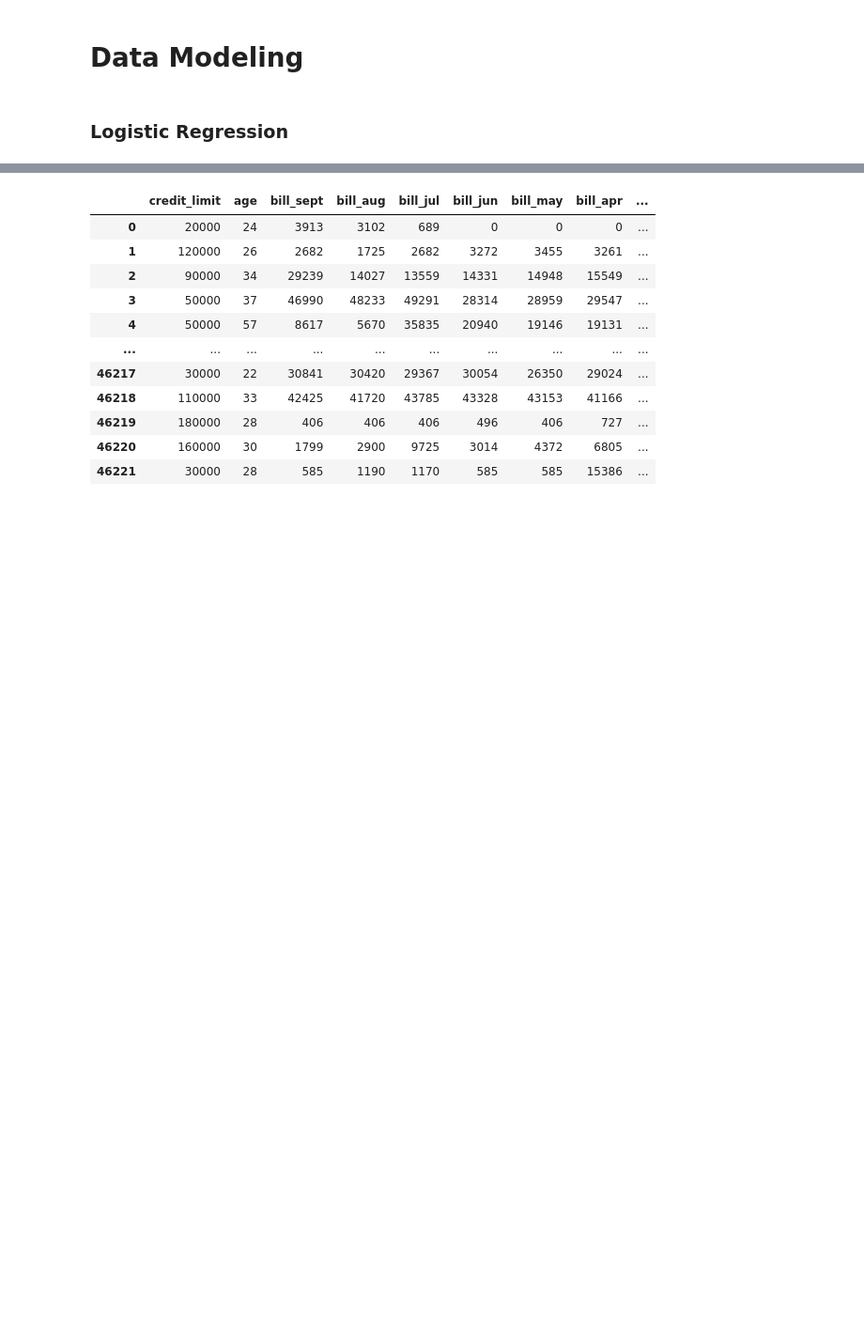
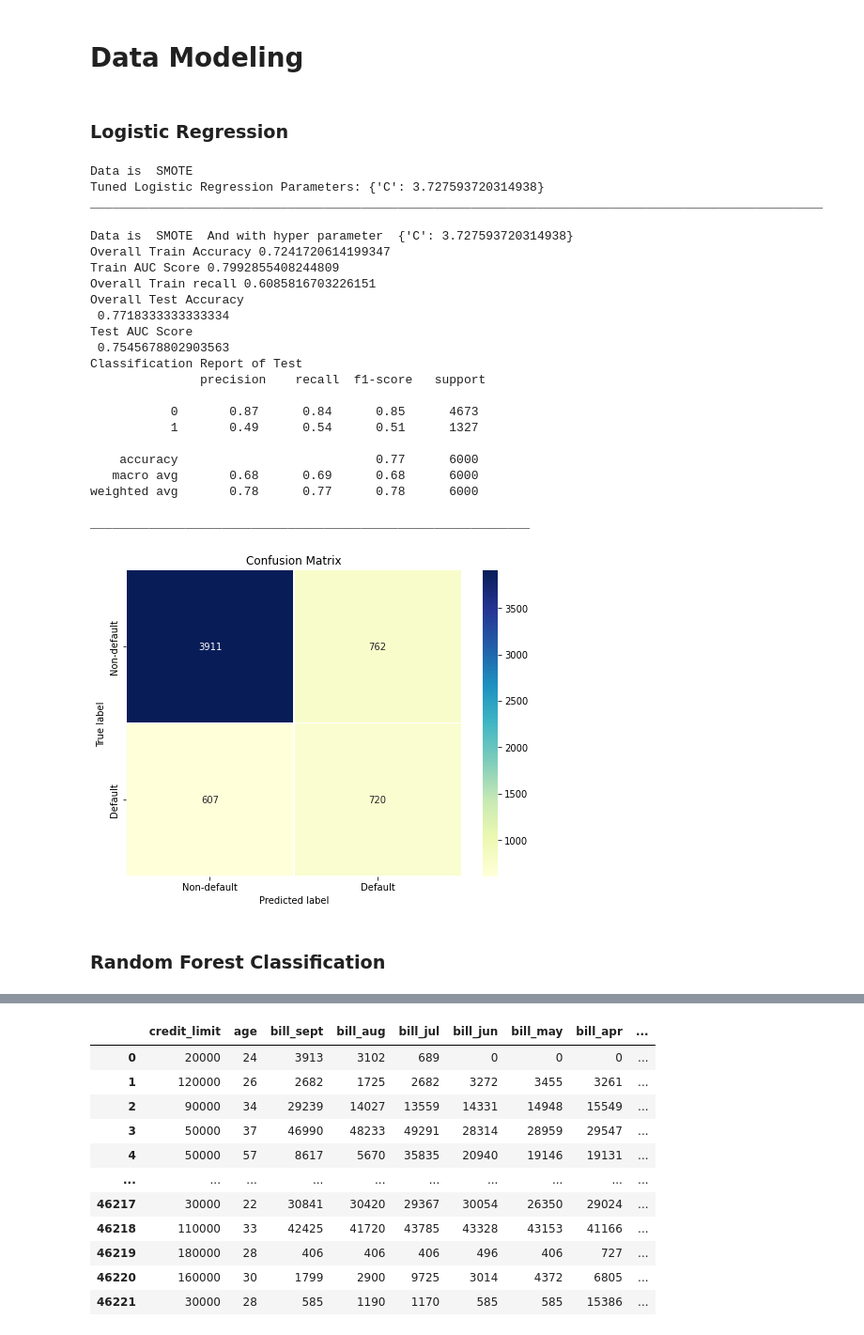
Before and after one commit to krishna9734/Credit-Card-Default-Prediction, a Jupyter notebook: Copy_of_Credit_Card_Default_Prediction_Capstone_Project.ipynb, the cells around one changed output, grey strips where cells are left out. Shown at 94% size. Drawn from its saved outputs; the diff is of its cells as text; code cells hidden in the pictures; blank space fills up the shorter version.

```diff
--- a/Copy_of_Credit_Card_Default_Prediction_Capstone_Project.ipynb
+++ b/Copy_of_Credit_Card_Default_Prediction_Capstone_Project.ipynb
@@ -683,3 +670,65 @@ def model_eval(algo, Xtrain,ytrain,Xtest,ytest):
     ax.set_title('Confusion Matrix')
 # %% [markdown]
 ### Logistic Regression
+# %%
+# Find out the best parameters for all the datasets
+for Xtrain,ytrain,sampleName in zip(X_train,y_train,name):
+    global best_log
+    print('Data is ',sampleName)
+    best_log = []
+    # Setup the hyperparameter grid, (not scaled data)
+    param_grid = {'C': np.logspace(-5, 8, num = 15)}
+    from sklearn.preprocessing import StandardScaler
+    ss = StandardScaler()
+    standardized_Xtrain = ss.fit_transform(Xtrain)
+    standardized_Xtrain_df = pd.DataFrame(standardized_Xtrain,columns = Xtrain.columns)
+    # Instantiate a logistic regression classifier
+    logreg = LogisticRegression()
+    # Instantiate the RandomizedSearchCV object
+    logreg_cv = RandomizedSearchCV(logreg, param_grid ,scoring = 'recall', cv=5, random_state=0)
+    # Fit it to the data
+    logreg_cv.fit(standardized_Xtrain_df,ytrain)
+    best_log.append(logreg_cv.best_params_)
+    # Print the tuned parameters and score
+    print("Tuned Logistic Regression Parameters: {}".format(logreg_cv.best_params_))
+    print("_" * 100)
+# %% [output]
+Data is  SMOTE
+Tuned Logistic Regression Parameters: {'C': 3.727593720314938}
+____________________________________________________________________________________________________
+# %%
+# Best Parameter of each Sampling Method
+param_log =[{'C': 3.727593720314938}]
+# Result of each Sampling Method
+index = [0]
+for Xtrain,ytrain,sampleName,index in zip(X_train,y_train,name,index):
+    print('Data is ',sampleName ,' And with hyper parameter ', param_log[index])
+    ss = StandardScaler()
+    standardized_Xtrain = ss.fit_transform(Xtrain)
+    standardized_Xtrain_df = pd.DataFrame(standardized_Xtrain,columns = Xtrain.columns)
+    standardized_Xtest = ss.transform(X_test)
+    model_eval(LogisticRegression(**param_log[index],random_state= 42), standardized_Xtrain_df ,ytrain ,standardized_Xtest,y_test)
+    print("_" * 60)
+# %% [output]
+Data is  SMOTE  And with hyper parameter  {'C': 3.727593720314938}
+Overall Train Accuracy 0.7241720614199347
+Train AUC Score 0.7992855408244809
+Overall Train recall 0.6085816703226151
+Overall Test Accuracy
+ 0.7718333333333334
+Test AUC Score
+ 0.7545678802903563
+Classification Report of Test
+               precision    recall  f1-score   support
+
+           0       0.87      0.84      0.85      4673
+           1       0.49      0.54      0.51      1327
+
+    accuracy                           0.77      6000
+   macro avg       0.68      0.69      0.68      6000
+weighted avg       0.78      0.77      0.78      6000
+
+____________________________________________________________
+[figure, added]
+# %% [markdown]
+### Random Forest Classification
```
Also changed, not shown: parts of 50 cells of this notebook.
